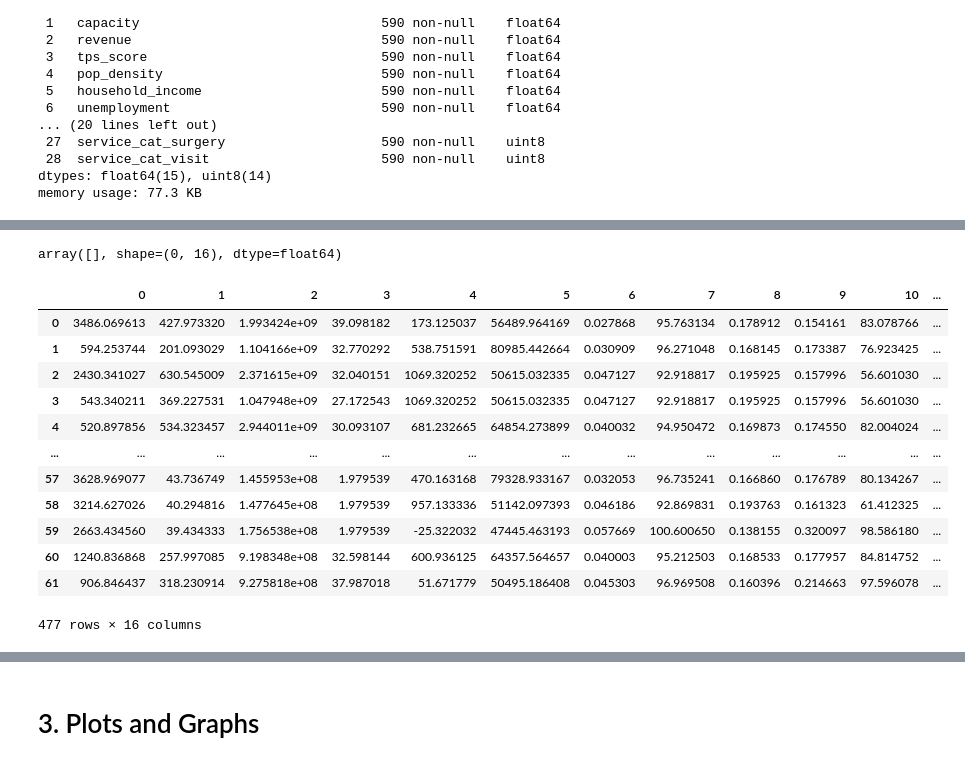
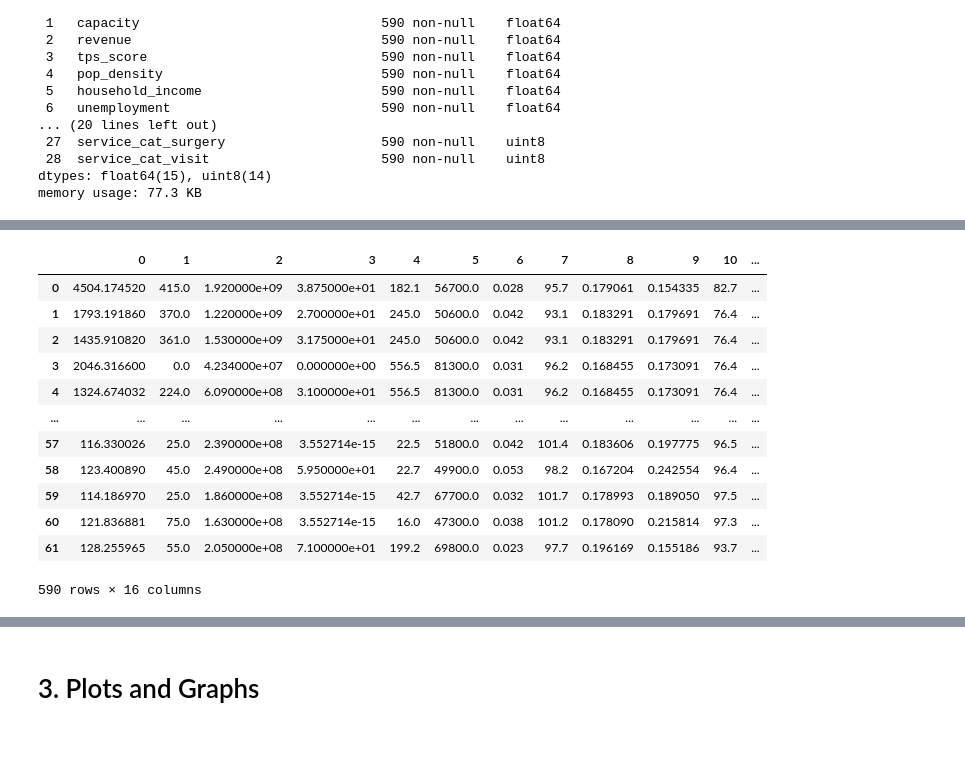
Before and after one commit to junting-huang/ds4a_project, a Jupyter notebook: regression_model.ipynb, the cells around one changed output, grey strips where cells are left out. Drawn from its saved outputs; the diff is of its cells as text; code cells hidden in the pictures.

```diff
--- a/regression_model.ipynb
+++ b/regression_model.ipynb
@@ -613,12 +615,3 @@ df_dash_prep_bloodCountDiff = df_dash_prep.loc[df_dash_prep['cpt_code'] == '8502
 df_dash_prep_visit = df_dash_prep.loc[df_dash_prep['cpt_code'] == '99203']
 
 ls_cpt_prep = [df_dash_prep_colon, df_dash_prep_delivery, df_dash_prep_headCT, df_dash_prep_brainMRI, df_dash_prep_bloodCount, df_dash_prep_bloodCountDiff, df_dash_prep_visit]
-# %%
-df_st_prep=pd.DataFrame()
-
-for i in ls_cpt_prep:
-  i = scaler_1.fit_transform(i)
-  i = pd.DataFrame(data=i, columns=df_dash_prep.columns)
-  df_st_prep = df_st_prep.append(i)
-
-df_st_prep.info()
@@ -764,36 +856,32 @@ memory usage: 78.5 KB
 # %%
-df_dash_final['cpt_code'] = df['cpt_code'].astype('float')
+df_dash_final['cpt_code'] = df_dash_final['cpt_code'].astype('float')
-# %%
-scaler_1.inverse_transform(df_dash_final.loc[df_dash_final['cpt_code'] == '45378'])
-# %% [output]
-array([], shape=(0, 16), dtype=float64)
 # %%
-# inverse shape
+scl = [scaler_p1, scaler_p2, scaler_p3, scaler_p4, scaler_p5, scaler_p6, scaler_p7]
 final_cpt_list = df_dash_final['cpt_code'].unique()
 
 df_inverse_final = pd.DataFrame()
 
-for i in final_cpt_list:
+for i in range(7):
   df_inverse = pd.DataFrame()
-  df_inverse = df_dash_final.loc[df_dash_final['cpt_code'] == i]
-  df_inverse = scaler_1.inverse_transform(df_inverse)
+  df_inverse = df_dash_final.loc[df_dash_final['cpt_code'] == final_cpt_list[i]]
+  df_inverse = scl[i].inverse_transform(df_inverse)
   df_inverse = pd.DataFrame(data=df_inverse)
   df_inverse_final = df_inverse_final.append(df_inverse)
 
 df_inverse_final
 # %% [output]
 |  | 0 | 1 | 2 | 3 | 4 | 5 | 6 | 7 | 8 | 9 | 10 | ... |
-| 0 | 3486.069613 | 427.973320 | 1.993424e+09 | 39.098182 | 173.125037 | 56489.964169 | 0.027868 | 95.763134 | 0.178912 | 0.154161 | 83.078766 | ... |
-| 1 | 594.253744 | 201.093029 | 1.104166e+09 | 32.770292 | 538.751591 | 80985.442664 | 0.030909 | 96.271048 | 0.168145 | 0.173387 | 76.923425 | ... |
-| 2 | 2430.341027 | 630.545009 | 2.371615e+09 | 32.040151 | 1069.320252 | 50615.032335 | 0.047127 | 92.918817 | 0.195925 | 0.157996 | 56.601030 | ... |
-| 3 | 543.340211 | 369.227531 | 1.047948e+09 | 27.172543 | 1069.320252 | 50615.032335 | 0.047127 | 92.918817 | 0.195925 | 0.157996 | 56.601030 | ... |
-| 4 | 520.897856 | 534.323457 | 2.944011e+09 | 30.093107 | 681.232665 | 64854.273899 | 0.040032 | 94.950472 | 0.169873 | 0.174550 | 82.004024 | ... |
+| 0 | 4504.174520 | 415.0 | 1.920000e+09 | 3.875000e+01 | 182.1 | 56700.0 | 0.028 | 95.7 | 0.179061 | 0.154335 | 82.7 | ... |
+| 1 | 1793.191860 | 370.0 | 1.220000e+09 | 2.700000e+01 | 245.0 | 50600.0 | 0.042 | 93.1 | 0.183291 | 0.179691 | 76.4 | ... |
+| 2 | 1435.910820 | 361.0 | 1.530000e+09 | 3.175000e+01 | 245.0 | 50600.0 | 0.042 | 93.1 | 0.183291 | 0.179691 | 76.4 | ... |
+| 3 | 2046.316600 | 0.0 | 4.234000e+07 | 0.000000e+00 | 556.5 | 81300.0 | 0.031 | 96.2 | 0.168455 | 0.173091 | 76.4 | ... |
+| 4 | 1324.674032 | 224.0 | 6.090000e+08 | 3.100000e+01 | 556.5 | 81300.0 | 0.031 | 96.2 | 0.168455 | 0.173091 | 76.4 | ... |
 | ... | ... | ... | ... | ... | ... | ... | ... | ... | ... | ... | ... | ... |
-| 57 | 3628.969077 | 43.736749 | 1.455953e+08 | 1.979539 | 470.163168 | 79328.933167 | 0.032053 | 96.735241 | 0.166860 | 0.176789 | 80.134267 | ... |
-| 58 | 3214.627026 | 40.294816 | 1.477645e+08 | 1.979539 | 957.133336 | 51142.097393 | 0.046186 | 92.869831 | 0.193763 | 0.161323 | 61.412325 | ... |
-| 59 | 2663.434560 | 39.434333 | 1.756538e+08 | 1.979539 | -25.322032 | 47445.463193 | 0.057669 | 100.600650 | 0.138155 | 0.320097 | 98.586180 | ... |
-| 60 | 1240.836868 | 257.997085 | 9.198348e+08 | 32.598144 | 600.936125 | 64357.564657 | 0.040003 | 95.212503 | 0.168533 | 0.177957 | 84.814752 | ... |
-| 61 | 906.846437 | 318.230914 | 9.275818e+08 | 37.987018 | 51.671779 | 50495.186408 | 0.045303 | 96.969508 | 0.160396 | 0.214663 | 97.596078 | ... |
+| 57 | 116.330026 | 25.0 | 2.390000e+08 | 3.552714e-15 | 22.5 | 51800.0 | 0.042 | 101.4 | 0.183606 | 0.197775 | 96.5 | ... |
+| 58 | 123.400890 | 45.0 | 2.490000e+08 | 5.950000e+01 | 22.7 | 49900.0 | 0.053 | 98.2 | 0.167204 | 0.242554 | 96.4 | ... |
+| 59 | 114.186970 | 25.0 | 1.860000e+08 | 3.552714e-15 | 42.7 | 67700.0 | 0.032 | 101.7 | 0.178993 | 0.189050 | 97.5 | ... |
+| 60 | 121.836881 | 75.0 | 1.630000e+08 | 3.552714e-15 | 16.0 | 47300.0 | 0.038 | 101.2 | 0.178090 | 0.215814 | 97.3 | ... |
+| 61 | 128.255965 | 55.0 | 2.050000e+08 | 7.100000e+01 | 199.2 | 69800.0 | 0.023 | 97.7 | 0.196169 | 0.155186 | 93.7 | ... |
-477 rows × 16 columns
+590 rows × 16 columns
 # %%
 df_inverse_final.columns = df_dash_final.columns
```
Also changed, not shown: parts of 35 cells of this notebook.
